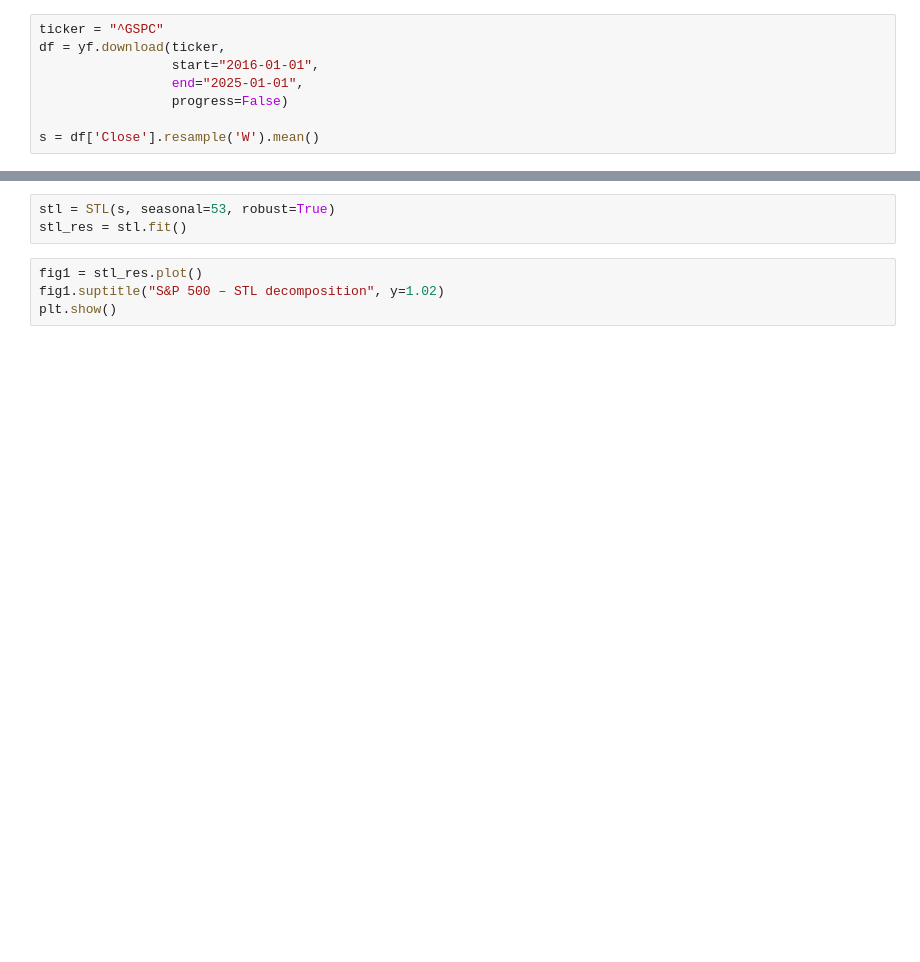
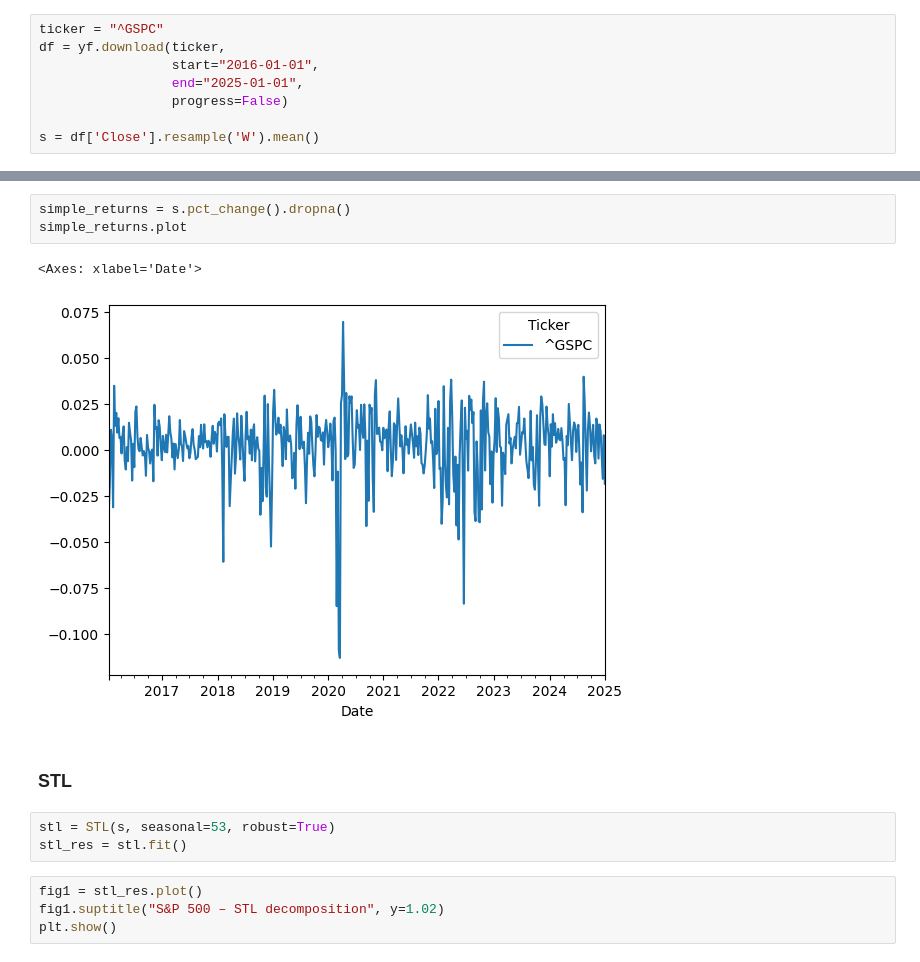
Before and after one commit to Isra3750/Time_series_forecasting_eval_SP500, a Jupyter notebook: Sp500_EDA.ipynb, the cells around one changed output, grey strips where cells are left out. Drawn from its saved outputs; the diff is of its cells as text; blank space fills up the shorter version.

```diff
--- a/Sp500_EDA.ipynb
+++ b/Sp500_EDA.ipynb
@@ -16,3 +23,11 @@ s = df['Close'].resample('W').mean()
+# %%
+simple_returns = s.pct_change().dropna()
+simple_returns.plot
+# %% [output]
+<Axes: xlabel='Date'>
+[figure, added]
+# %% [markdown]
+### STL
 # %%
 stl = STL(s, seasonal=53, robust=True)
 stl_res = stl.fit()
```
Also changed, not shown: parts of 2 cells of this notebook, 14 other files.
